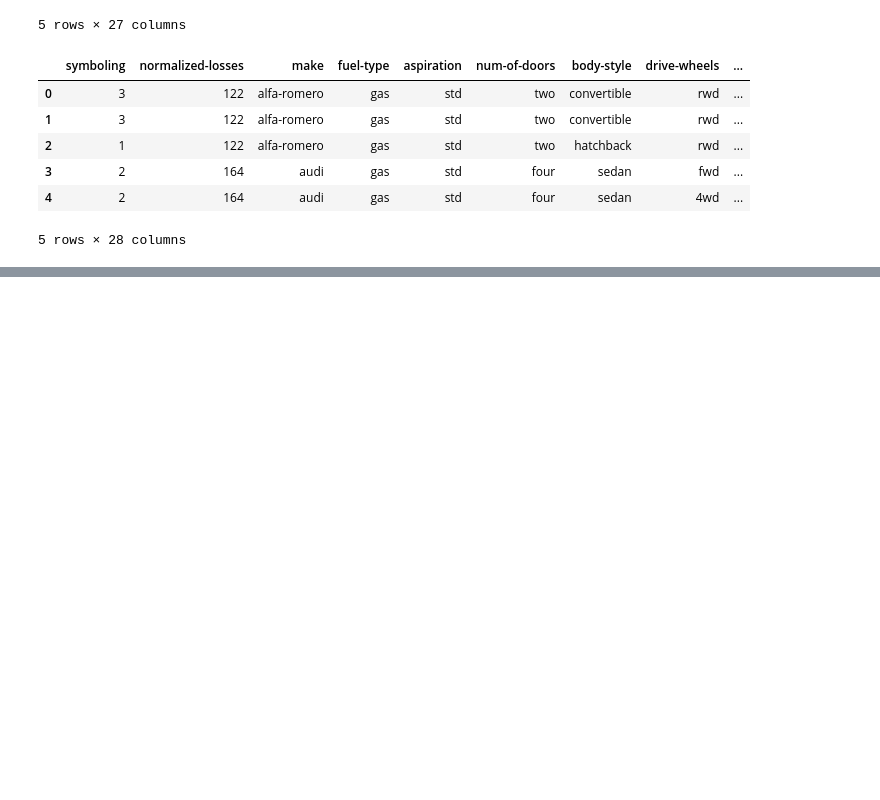
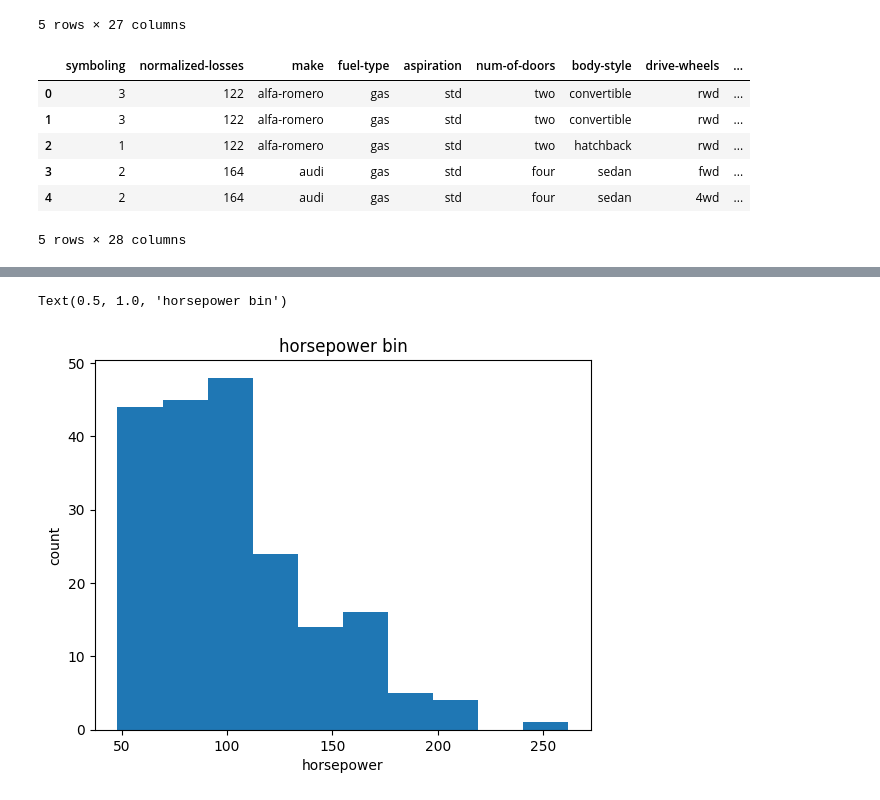
Before and after one commit to VishSeran/Data-Preprocessing, a Jupyter notebook: Data-Wrangling.ipynb, the cells around one changed output, grey strips where cells are left out. Drawn from its saved outputs; the diff is of its cells as text; code cells hidden in the pictures; blank space fills up the shorter version.

```diff
--- a/Data-Wrangling.ipynb
+++ b/Data-Wrangling.ipynb
@@ -477,0 +504,3 @@ df.head()
+# %%
+df['length'] = df['length']/df['length'].max()
+df['width'] = df['width']/df['width'].max()
@@ -477,0 +557,17 @@ df.head()
+# %%
+df['horsepower'] = df['horsepower'].astype(int, copy= True) ## get horespower as series and make the copy
+# %%
+## plotting the horsepower diagram
+
+import matplotlib as plt
+from matplotlib import pyplot
+
+plt.pyplot.hist(df['horsepower'])
+
+#set x/y labels
+plt.pyplot.xlabel('horsepower')
+plt.pyplot.ylabel('count')
+plt.pyplot.title('horsepower bin')
+# %% [output]
+Text(0.5, 1.0, 'horsepower bin')
+[figure, added]
```
Also changed, not shown: parts of 8 cells of this notebook.
